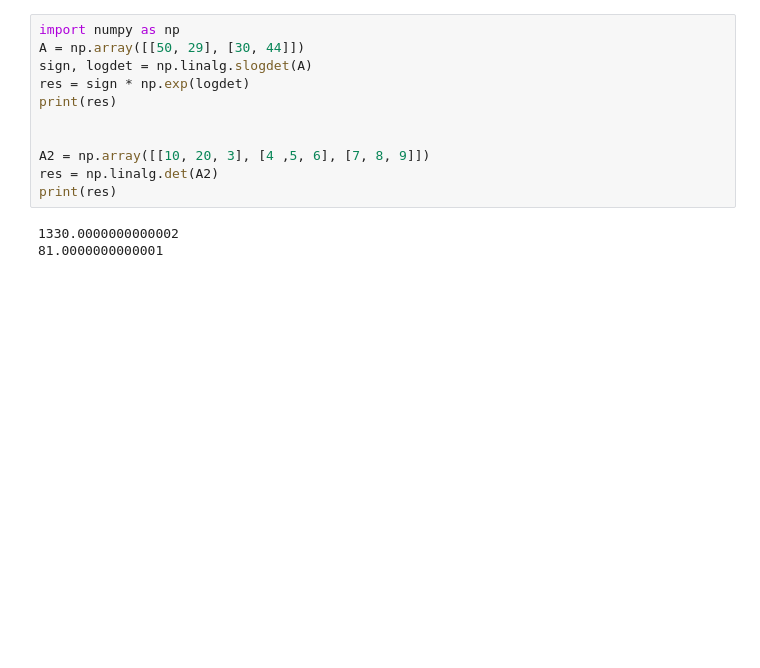
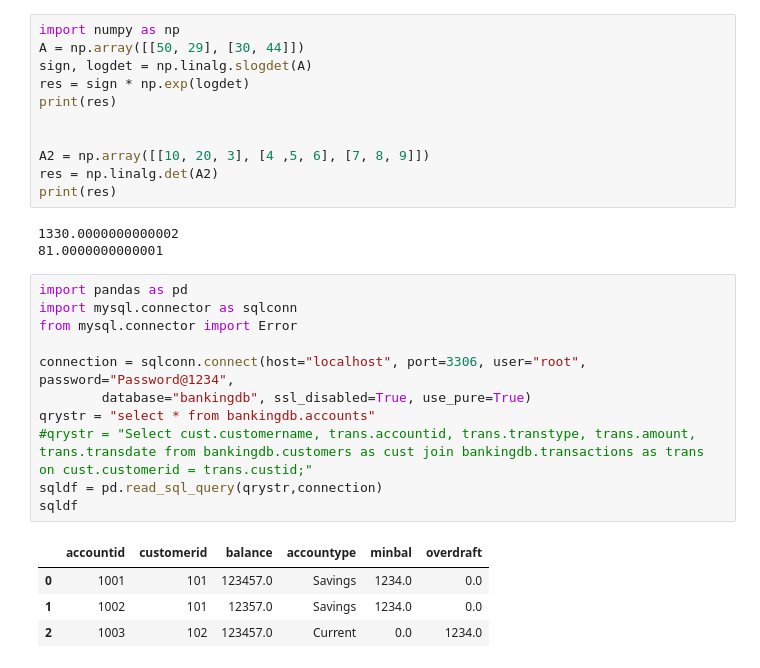
Before and after one commit to oppandeyedureka/kaiserrepo, a Jupyter notebook: pandas/UseDataframes.ipynb, the cells around one changed output. Drawn from its saved outputs; the diff is of its cells as text; blank space fills up the shorter version.

Commit message:
SQL in pandas

```diff
--- a/pandas/UseDataframes.ipynb
+++ b/pandas/UseDataframes.ipynb
@@ -545,3 +545,19 @@ print(res)
 # %% [output]
 1330.0000000000002
 81.0000000000001
+# %%
+import pandas as pd
+import mysql.connector as sqlconn
+from mysql.connector import Error
+
+connection = sqlconn.connect(host="localhost", port=3306, user="root", password="Password@1234",
+        database="bankingdb", ssl_disabled=True, use_pure=True)
+qrystr = "select * from bankingdb.accounts"
+#qrystr = "Select cust.customername, trans.accountid, trans.transtype, trans.amount, trans.transdate from bankingdb.customers as cust join bankingdb.transactions as trans on cust.customerid = trans.custid;"
+sqldf = pd.read_sql_query(qrystr,connection)
+sqldf
+# %% [output]
+|  | accountid | customerid | balance | accountype | minbal | overdraft |
+| 0 | 1001 | 101 | 123457.0 | Savings | 1234.0 | 0.0 |
+| 1 | 1002 | 101 | 12357.0 | Savings | 1234.0 | 0.0 |
+| 2 | 1003 | 102 | 123457.0 | Current | 0.0 | 1234.0 |
```
Also changed, not shown: 2 other files.
